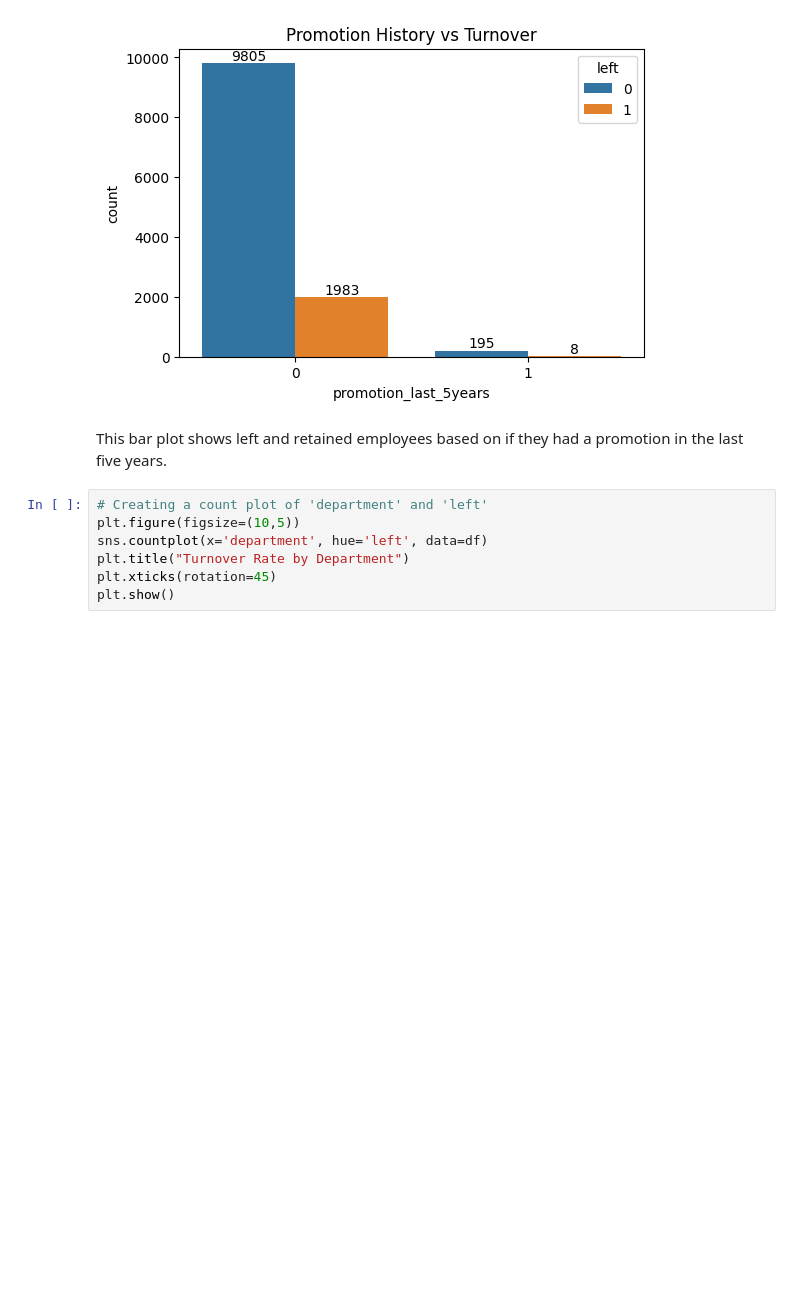
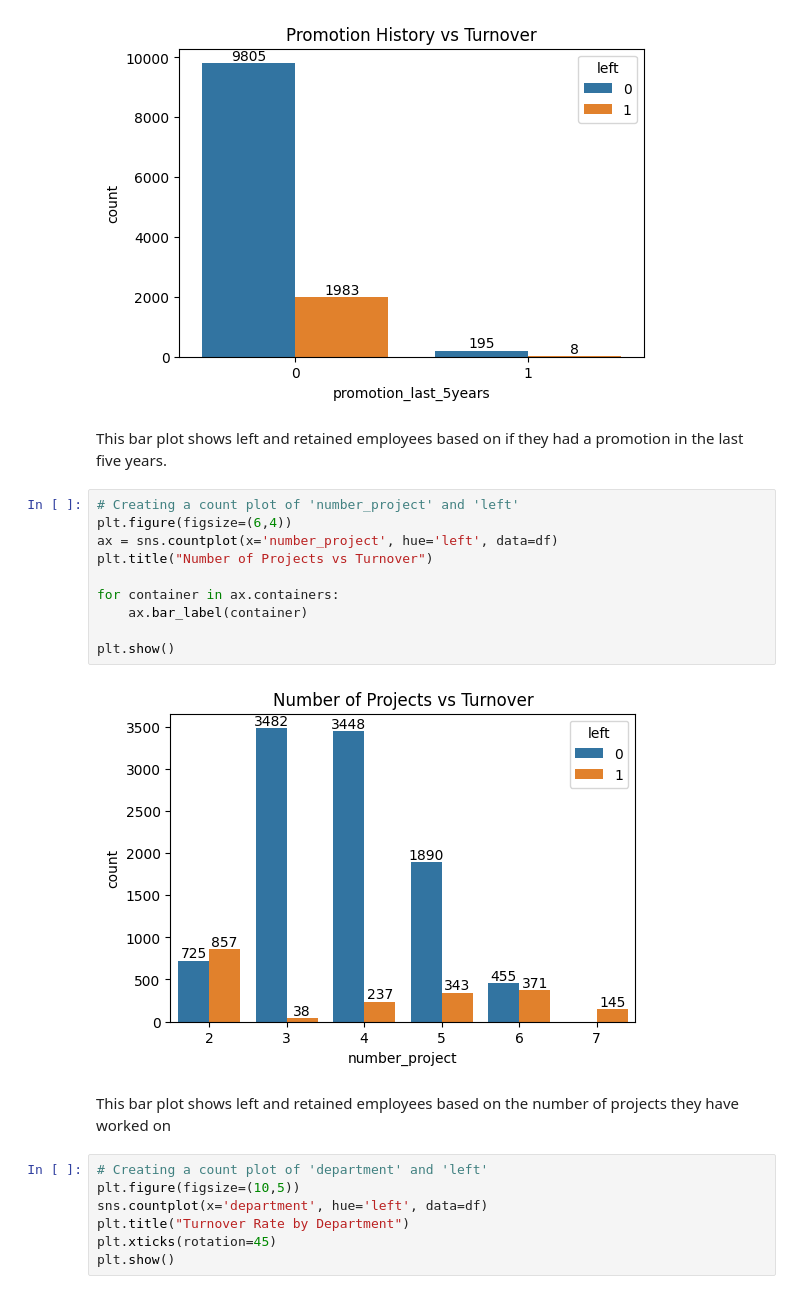
Before and after one commit to sendija-k/Employee_Attrition_Project, a Jupyter notebook: project_notebook.ipynb, the cells around one changed output. Saved outputs shown, nothing was run; the diff lists cells and outputs as text; blank space fills up the shorter version.

```diff
--- a/project_notebook.ipynb
+++ b/project_notebook.ipynb
@@ -217,6 +217,20 @@ plt.show()
 [figure]
 # %% [markdown]
 This bar plot shows left and retained employees based on if they had a promotion in the last five years.
+# %%
+# Creating a count plot of 'number_project' and 'left'
+plt.figure(figsize=(6,4))
+ax = sns.countplot(x='number_project', hue='left', data=df)
+plt.title("Number of Projects vs Turnover")
+
+for container in ax.containers:
+    ax.bar_label(container)
+
+plt.show()
+# %% [output]
+[figure, added]
+# %% [markdown]
+This bar plot shows left and retained employees based on the number of projects they have worked on
 # %%
 # Creating a count plot of 'department' and 'left'
 plt.figure(figsize=(10,5))
```
Also changed, not shown: parts of 6 cells of this notebook.
